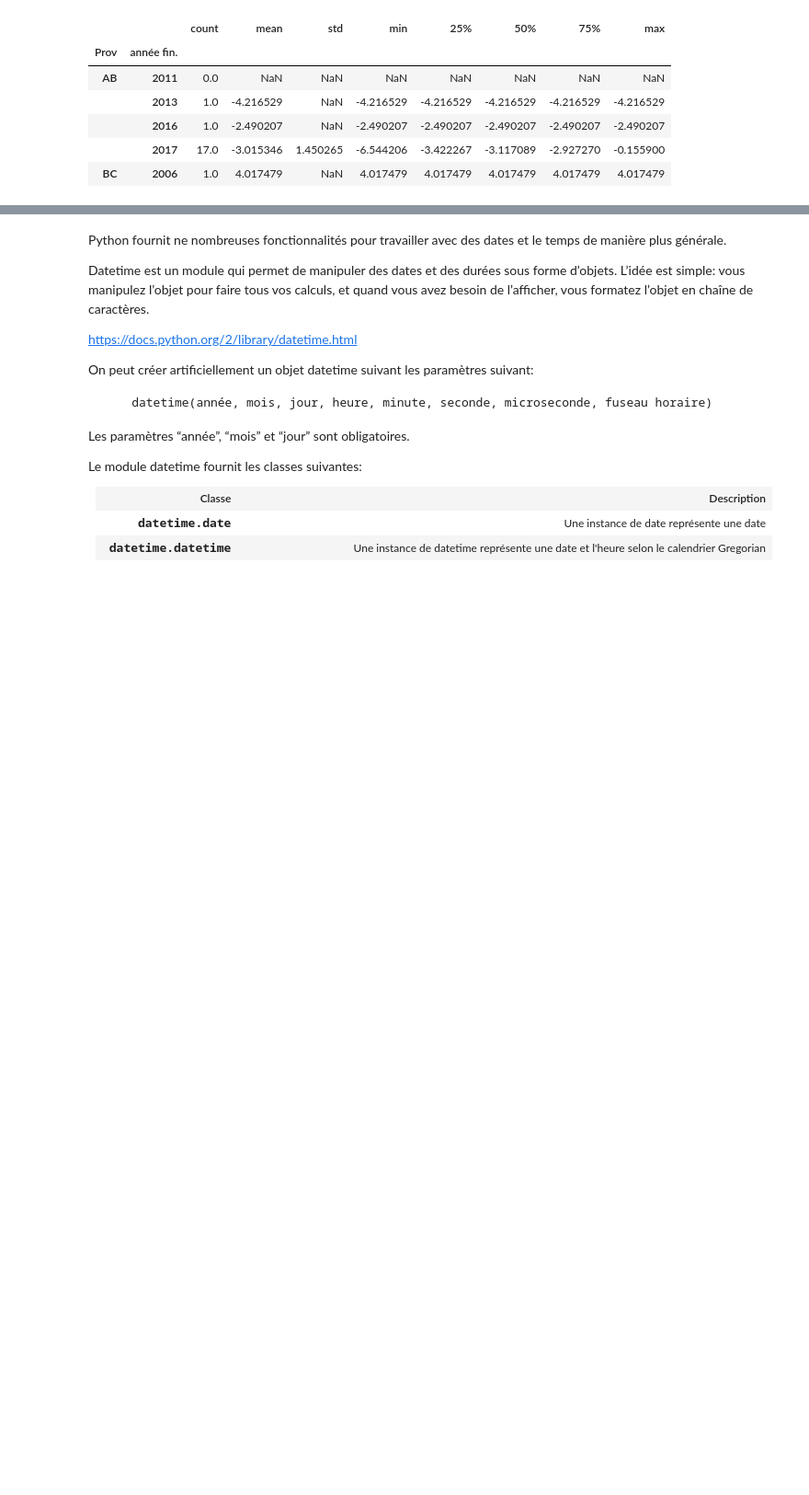
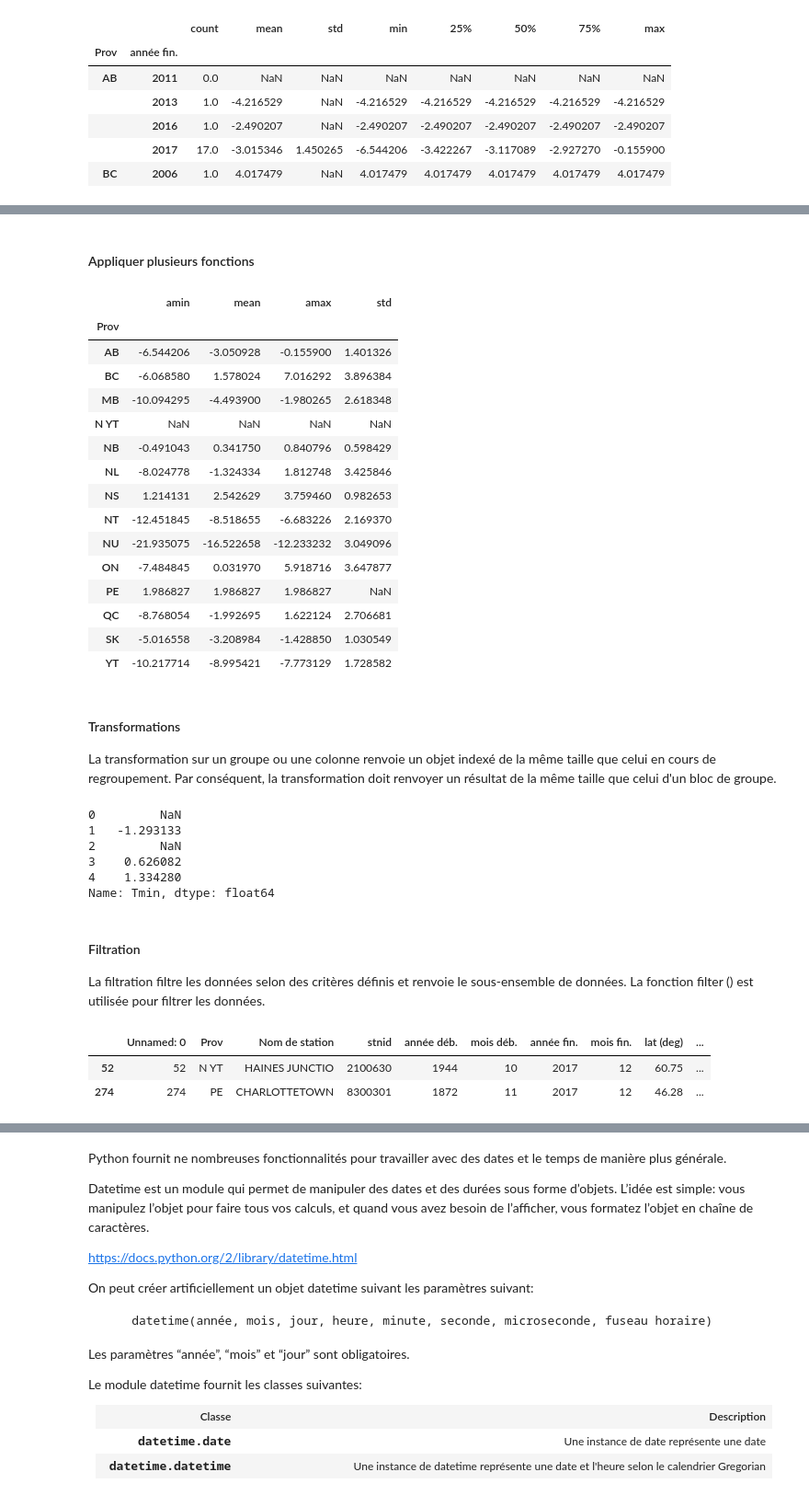
Before and after one commit to guimeto/Formation-Python-VF, a Jupyter notebook: 8_pandas/8- Pandas - cours.ipynb, the cells around one changed output, grey strips where cells are left out. Shown at 92% size. Cells and saved outputs as stored; diff of their text form; code cells hidden in the pictures; blank space fills up the shorter version.

Commit message:
ajout cours pandas et matplotlib

```diff
--- a/8_pandas/8- Pandas - cours.ipynb
+++ b/8_pandas/8- Pandas - cours.ipynb
@@ -931,0 +1201,4 @@ df_Prov['Tmin','Tmax','DG0'].mean().reset_index()
+# %%
+dataframe = pd.read_csv("./DATA/Climato_Stations_ECCC_1981_2010_YEAR.csv", encoding='latin-1')
+grouped = dataframe.groupby('Prov')
+grouped['Tmin'].agg(np.mean)
@@ -931,0 +1222,46 @@ df_Prov['Tmin','Tmax','DG0'].mean().reset_index()
+# %% [markdown]
+#### Appliquer plusieurs fonctions
+# %%
+grouped['Tmin'].agg([np.min, np.mean, np.max, np.std])
+# %% [output]
+|  | amin | mean | amax | std |
+| Prov |  |  |  |  |
+| AB | -6.544206 | -3.050928 | -0.155900 | 1.401326 |
+| BC | -6.068580 | 1.578024 | 7.016292 | 3.896384 |
+| MB | -10.094295 | -4.493900 | -1.980265 | 2.618348 |
+| N YT | NaN | NaN | NaN | NaN |
+| NB | -0.491043 | 0.341750 | 0.840796 | 0.598429 |
+| NL | -8.024778 | -1.324334 | 1.812748 | 3.425846 |
+| NS | 1.214131 | 2.542629 | 3.759460 | 0.982653 |
+| NT | -12.451845 | -8.518655 | -6.683226 | 2.169370 |
+| NU | -21.935075 | -16.522658 | -12.233232 | 3.049096 |
+| ON | -7.484845 | 0.031970 | 5.918716 | 3.647877 |
+| PE | 1.986827 | 1.986827 | 1.986827 | NaN |
+| QC | -8.768054 | -1.992695 | 1.622124 | 2.706681 |
+| SK | -5.016558 | -3.208984 | -1.428850 | 1.030549 |
+| YT | -10.217714 | -8.995421 | -7.773129 | 1.728582 |
+# %% [markdown]
+#### Transformations
+
+La transformation sur un groupe ou une colonne renvoie un objet indexé de la même taille que celui en cours de regroupement. Par conséquent, la transformation doit renvoyer un résultat de la même taille que celui d'un bloc de groupe.
+# %%
+grouped = dataframe.groupby('Prov')
+and_stand = lambda x: (x - x.mean()) / x.std()
+grouped['Tmin'].transform(and_stand).head()
+# %% [output]
+0         NaN
+1   -1.293133
+2         NaN
+3    0.626082
+4    1.334280
+Name: Tmin, dtype: float64
+# %% [markdown]
+#### Filtration
+
+La filtration filtre les données selon des critères définis et renvoie le sous-ensemble de données. La fonction filter () est utilisée pour filtrer les données.
+# %%
+dataframe.groupby('Prov').filter(lambda x: len(x) == 1)
+# %% [output]
+|  | Unnamed: 0 | Prov | Nom de station | stnid | année déb. | mois déb. | année fin. | mois fin. | lat (deg) | ... |
+| 52 | 52 | N YT | HAINES JUNCTIO | 2100630 | 1944 | 10 | 2017 | 12 | 60.75 | ... |
+| 274 | 274 | PE | CHARLOTTETOWN | 8300301 | 1872 | 11 | 2017 | 12 | 46.28 | ... |
```
Also changed, not shown: parts of 199 cells of this notebook, 42 other files.
